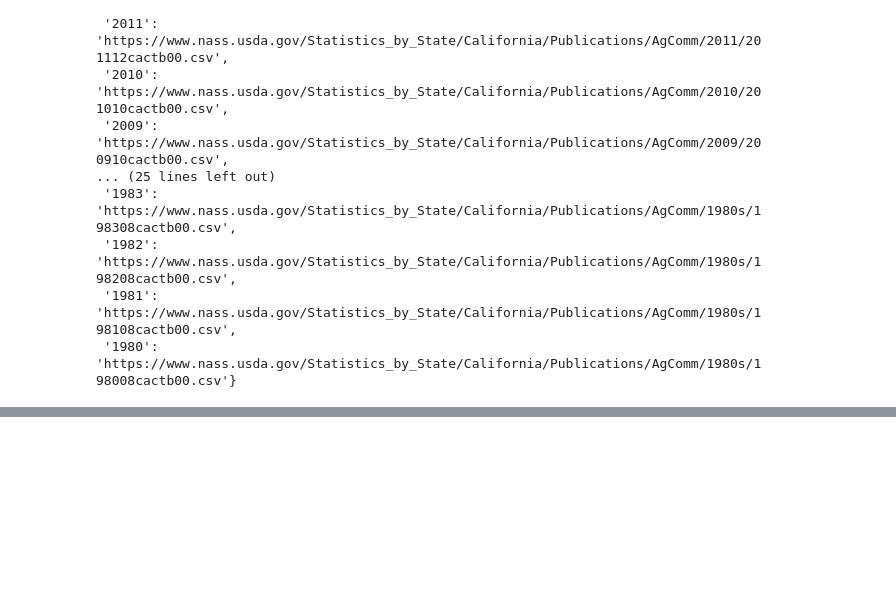
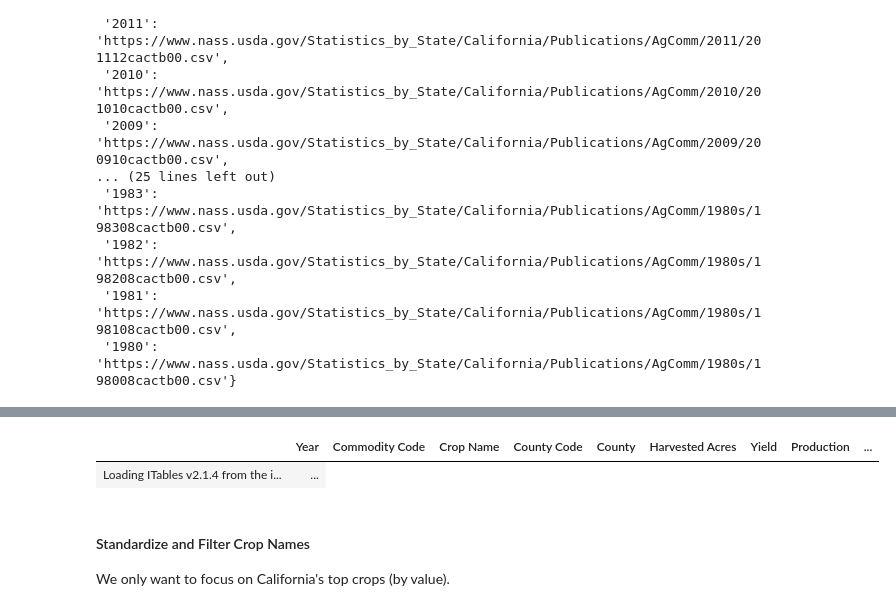
Before and after one commit to IanMalcolmRedlands/FinalProjectProposalMalcolm, a Jupyter notebook: CleaningAgricultureData.ipynb, the cells around one changed output, grey strips where cells are left out. Cells and saved outputs as stored; diff of their text form; code cells hidden in the pictures; blank space fills up the shorter version.

```diff
--- a/CleaningAgricultureData.ipynb
+++ b/CleaningAgricultureData.ipynb
@@ -42,0 +135,9 @@ links
+# %%
+ur_table = pd.concat(tables.values())
+show(ur_table)
+# %% [output]
+|  | Year | Commodity Code | Crop Name | County Code | County | Harvested Acres | Yield | Production | ... |
+| Loading ITables v2.1.4 from the i... | ... |
+# %% [markdown]
+#### Standardize and Filter Crop Names
+We only want to focus on California's top crops (by value).
```
Also changed, not shown: parts of 22 cells of this notebook.
